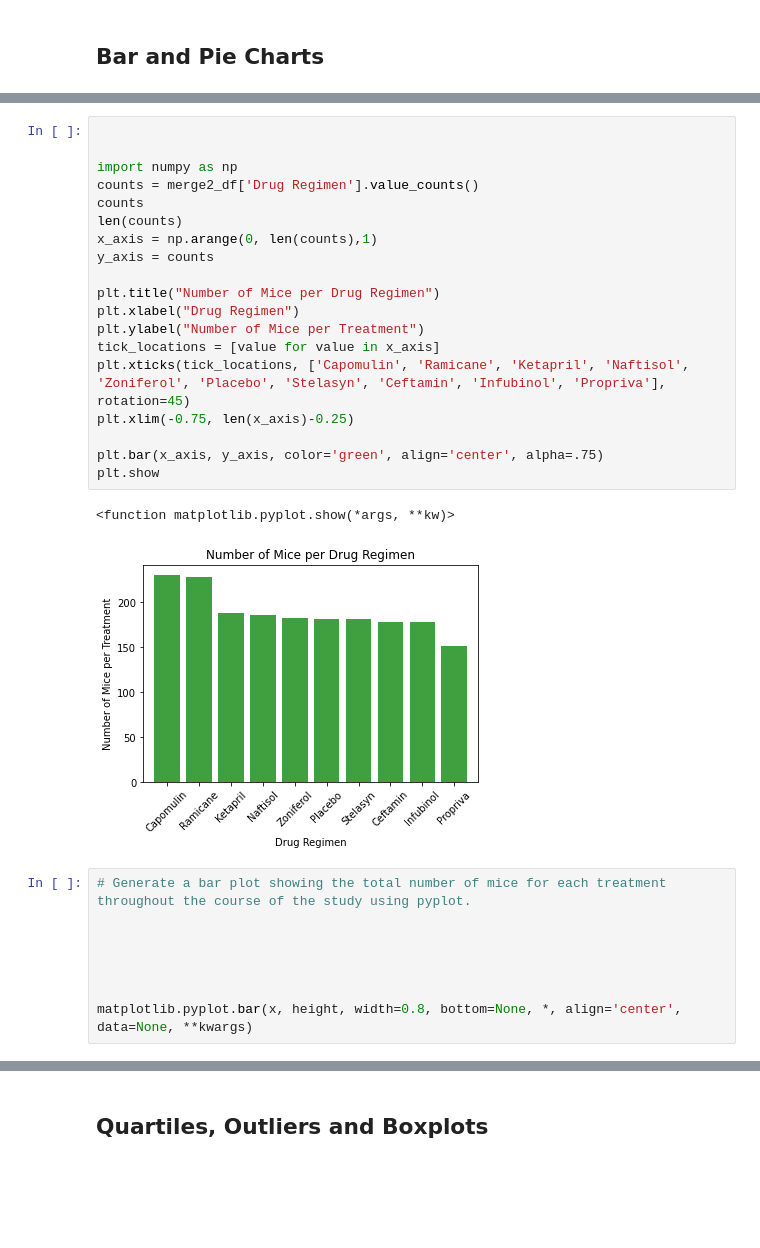
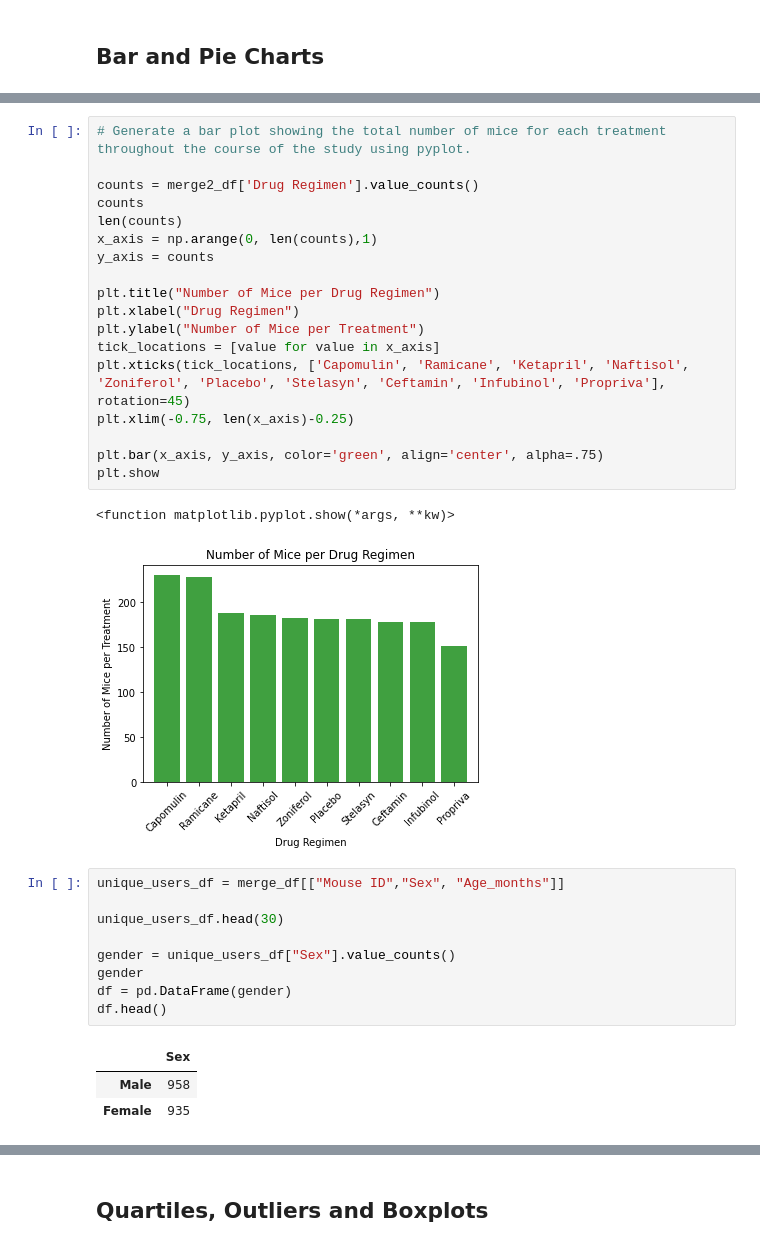
Before and after one commit to jump8621/Matplotlib_PowerofPlots, a Jupyter notebook: actual-Copy2.ipynb, the cells around one changed output, grey strips where cells are left out. Drawn from its saved outputs; the diff is of its cells as text; blank space fills up the shorter version.

```diff
--- a/actual-Copy2.ipynb
+++ b/actual-Copy2.ipynb
@@ -392,9 +395,8 @@ plt.ylabel("Number of Mice per Treatment")
 Text(0, 0.5, 'Number of Mice per Treatment')
 [figure]
 # %%
+# Generate a bar plot showing the total number of mice for each treatment throughout the course of the study using pyplot.
 
-
-import numpy as np
 counts = merge2_df['Drug Regimen'].value_counts()
 counts
 len(counts)
@@ -413,11 +415,16 @@ plt.show
 # %% [output]
 <function matplotlib.pyplot.show(*args, **kw)>
 [figure]
-# %%
-# Generate a bar plot showing the total number of mice for each treatment throughout the course of the study using pyplot.
-
-
-
-
-
-matplotlib.pyplot.bar(x, height, width=0.8, bottom=None, *, align='center', data=None, **kwargs)
+# %%
+unique_users_df = merge_df[["Mouse ID","Sex", "Age_months"]]
+
+unique_users_df.head(30)
+
+gender = unique_users_df["Sex"].value_counts()
+gender
+df = pd.DataFrame(gender)
+df.head()
+# %% [output]
+|  | Sex |
+| Male | 958 |
+| Female | 935 |
```
Also changed, not shown: parts of 5 cells of this notebook.
